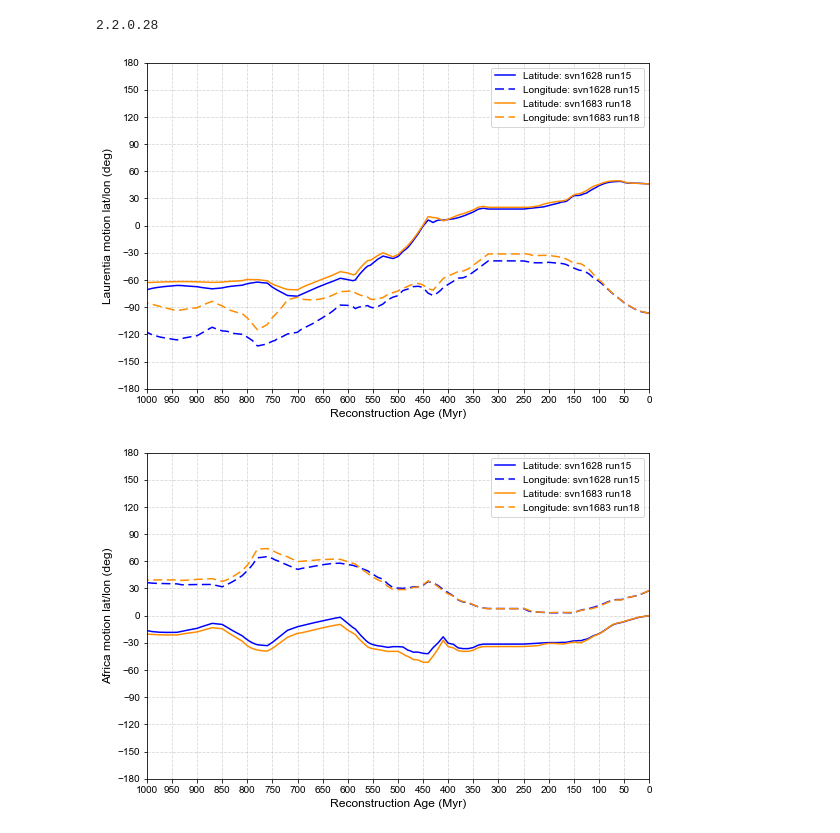
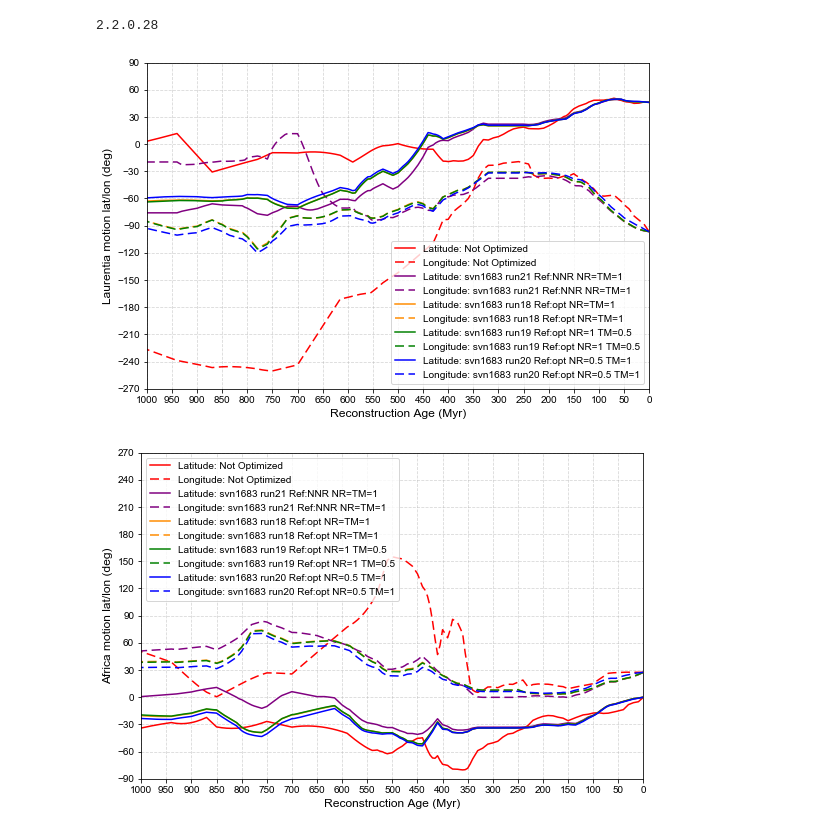
Before and after one commit to EarthByte/optAPM, a Jupyter notebook: figures/generate_motion_path_figures.ipynb, the cells around one changed output. Saved outputs shown, nothing was run; the diff lists cells and outputs as text; code cells hidden in the pictures.

Commit message:
Specify longitude ranges in motion path plots.

```diff
--- a/figures/generate_motion_path_figures.ipynb
+++ b/figures/generate_motion_path_figures.ipynb
@@ -53,7 +53,7 @@ if model_dir.startswith('Global_Model_WD_Internal_Release'):
     model_infos = []
 
     # Motion path features.
-    motion_path_features = {}
+    motion_path_feature_infos = {}
 
 elif model_dir == 'Global_1000-0_Model_2017':
     # Define the time snapshots at which to sample the motion paths
@@ -65,19 +65,24 @@ elif model_dir == 'Global_1000-0_Model_2017':
 
     # Motion path models to plot.
     model_infos = [
-        #(None, 'red', 'Not Optimized'),
+        (None, 'red', 'Not Optimized'),
         #('svn1628_run10', 'blue', 'svn1628 run10 (TM=1;1, NR=1, PV=1 | TM[-30,30], NR[0.08,0.2], PV[0,60])'),
         #('svn1628_run12', 'green', 'svn1628 run12 (TM=1;0.5, NR=1, PV=1 | TM[-30,30], NR[0.08,0.2], PV[0,60])'),
         #('svn1628_run13', 'darkorange', 'svn1628 run13 (TM=1;1, NR=0.5, PV=1 | TM[-30,30], NR[0.08,0.2], PV[0,60])'),
         #('svn1628_run14', 'blue', 'run14 ref:OPT ang:30'),
         #('svn1628_run16', 'green', 'svn1628 run16 ref:NNR'),
-        ('svn1628_run15', 'blue', 'svn1628 run15'),
+        #('svn1628_run15', 'blue', 'svn1628 run15'),
         #('svn1628_run17', 'darkorange', 'svn1628 run17 trench cost: 10 x advancing samples'),
-        ('svn1683_run18', 'darkorange', 'svn1683 run18'),
+        ('svn1683_run21', 'purple', 'svn1683 run21 Ref:NNR NR=TM=1'),
+        ('svn1683_run18', 'darkorange', 'svn1683 run18 Ref:opt NR=TM=1'),
+        ('svn1683_run19', 'green', 'svn1683 run19 Ref:opt NR=1 TM=0.5'),
+        ('svn1683_run20', 'blue', 'svn1683 run20 Ref:opt NR=0.5 TM=1'),
     ]
 
-    # Motion path features.
-    motion_path_features = {}
+    # Motion path features and the range to plot lats/lons for all models.
+    #
+    # Note: The lat/lon range should include [-90,90] since latitudes cannot be wrapped around like longitudes.
+    motion_path_feature_infos = {}
 
     # Create Africa motion path feature.
     africa_motion_path_feature = pygplates.Feature.create_reconstructable_feature(
@@ -88,7 +93,7 @@ elif model_dir == 'Global_1000-0_Model_2017':
             name='Africa',
             valid_time=(max_time, min_time),
             reconstruction_plate_id=701)
-    motion_path_features['Africa'] = africa_motion_path_feature
+    motion_path_feature_infos['Africa'] = (africa_motion_path_feature, (-90, 270))
 
     # Create Laurentia motion path feature.
     laurentia_motion_path_feature = pygplates.Feature.create_reconstructable_feature(
@@ -99,7 +104,7 @@ elif model_dir == 'Global_1000-0_Model_2017':
             name='Laurentia',
             valid_time=(max_time, min_time),
             reconstruction_plate_id=101)
-    motion_path_features['Laurentia'] = laurentia_motion_path_feature
+    motion_path_feature_infos['Laurentia'] = (laurentia_motion_path_feature, (-270, 90))
 
 else:
     # Define the time snapshots at which to sample the motion paths
@@ -113,7 +118,7 @@ else:
     model_infos = []
 
     # Motion path features.
-    motion_path_features = {}
+    motion_path_feature_infos = {}
 
 input_dir = '../data/{0}'.format(model_dir)
 output_dir = './{0}'.format(model_dir)
@@ -134,7 +139,7 @@ times = np.arange(min_time, max_time+1, time_step)
 
 motion_path_models = {}
 
-for motion_path_name, motion_path_feature in motion_path_features.items():
+for motion_path_name, (motion_path_feature, motion_path_plot_lat_lon_range) in motion_path_feature_infos.items():
     motion_path_lats_list = []
     motion_path_lons_list = []
 
@@ -180,10 +185,16 @@ for motion_path_name, motion_path_feature in motion_path_features.items():
             # Motion path feature should just have one reconstructed feature.
             motion_path_lat, motion_path_lon = reconstructed_motion_paths[0].get_reconstructed_geometry().to_lat_lon()
 
+            # Wrap longitude to the requested range if it's outside.
+            if motion_path_lon < motion_path_plot_lat_lon_range[0]:
+                motion_path_lon += 360
+            elif motion_path_lon > motion_path_plot_lat_lon_range[1]:
+                motion_path_lon -= 360
+
             motion_path_lats.append(motion_path_lat)
             motion_path_lons.append(motion_path_lon)
 # %%
-def plot_motion_paths(motion_path_name, motion_path_models, medfilt_kernel_sizes):
+def plot_motion_paths(motion_path_name, motion_path_models, motion_path_plot_lat_lon_range, medfilt_kernel_sizes):
 
     for medfilt_kernel_size in medfilt_kernel_sizes:
 
@@ -207,35 +218,36 @@ def plot_motion_paths(motion_path_name, motion_path_models, medfilt_kernel_sizes
             plt.plot(
                 times,
                 medfilt(motion_path_lons, medfilt_kernel_size),
                 color,
                 dashes=(6,3), # Same colour but with dashes.
                 label='Longitude: {0}'.format(label))
 
         plt.xlim([min(times), max(times)])
-        plt.ylim([-180, 180])
+        plt.ylim([motion_path_plot_lat_lon_range[0], motion_path_plot_lat_lon_range[1]])
         plt.xticks(np.arange(min_time, max_time+1, 50))
-        plt.yticks(np.arange(-180, 181, 30))
+        plt.yticks(np.arange(motion_path_plot_lat_lon_range[0], motion_path_plot_lat_lon_range[1] + 1, 30))
         plt.ylabel('{0} motion lat/lon (deg)'.format(motion_path_name), fontsize=12)
         plt.xlabel('Reconstruction Age (Myr)', fontsize=12)
         plt.grid(linestyle='--',alpha=0.5)
         plt.gca().invert_xaxis() # Time should go from left to right.
 
         plt.legend(fontsize=10)
 
         plt.savefig(
             os.path.join(model_dir, 'motion_path_{0}_{1}My.pdf'.format(motion_path_name, medfilt_kernel_size)),
             format='pdf',
             dpi=600)
 
         plt.show()
 
 
 #medfilt_kernel_sizes = [1, 5, 11]
 medfilt_kernel_sizes = [1]
 
 # Plot each motion path.
 for motion_path_name, motion_path_model in motion_path_models.items():
-    plot_motion_paths(motion_path_name, motion_path_model, medfilt_kernel_sizes)
+    _, motion_path_plot_lat_lon_range = motion_path_feature_infos[motion_path_name]
+    plot_motion_paths(motion_path_name, motion_path_model, motion_path_plot_lat_lon_range, medfilt_kernel_sizes)
 # %% [output]
-[figure, old version]
+[figure, new version]
-[figure, old version]
+[figure, new version]
```
